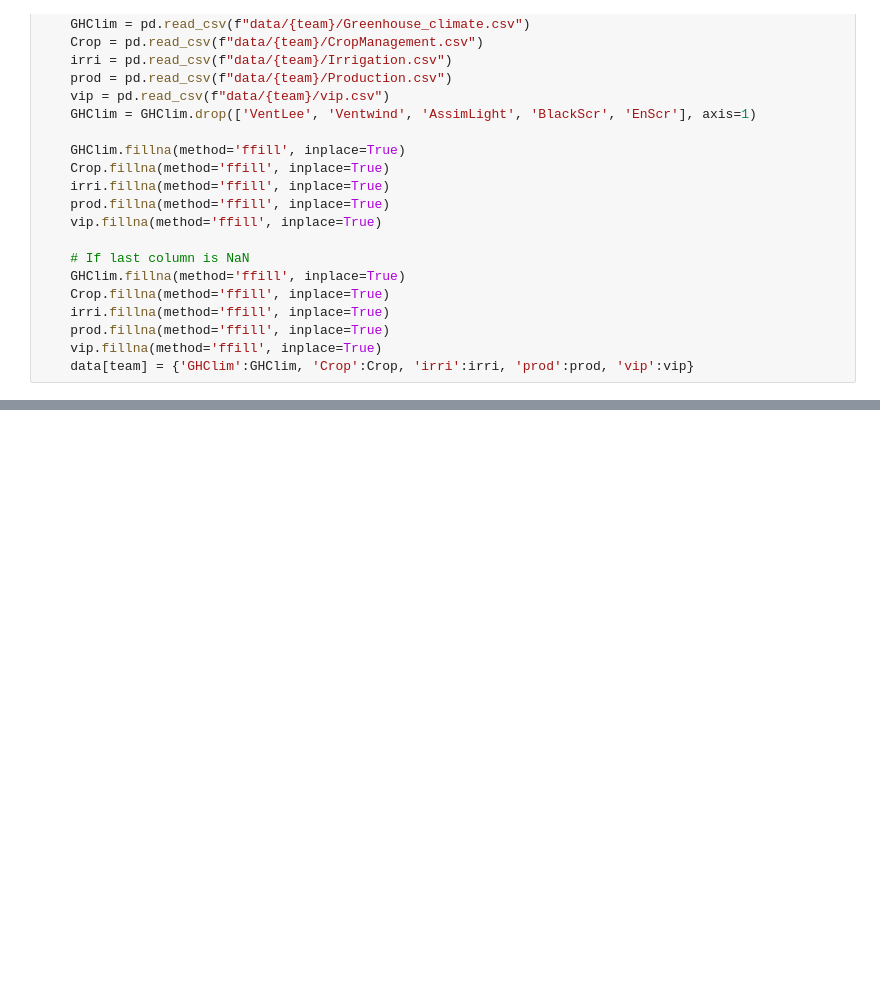
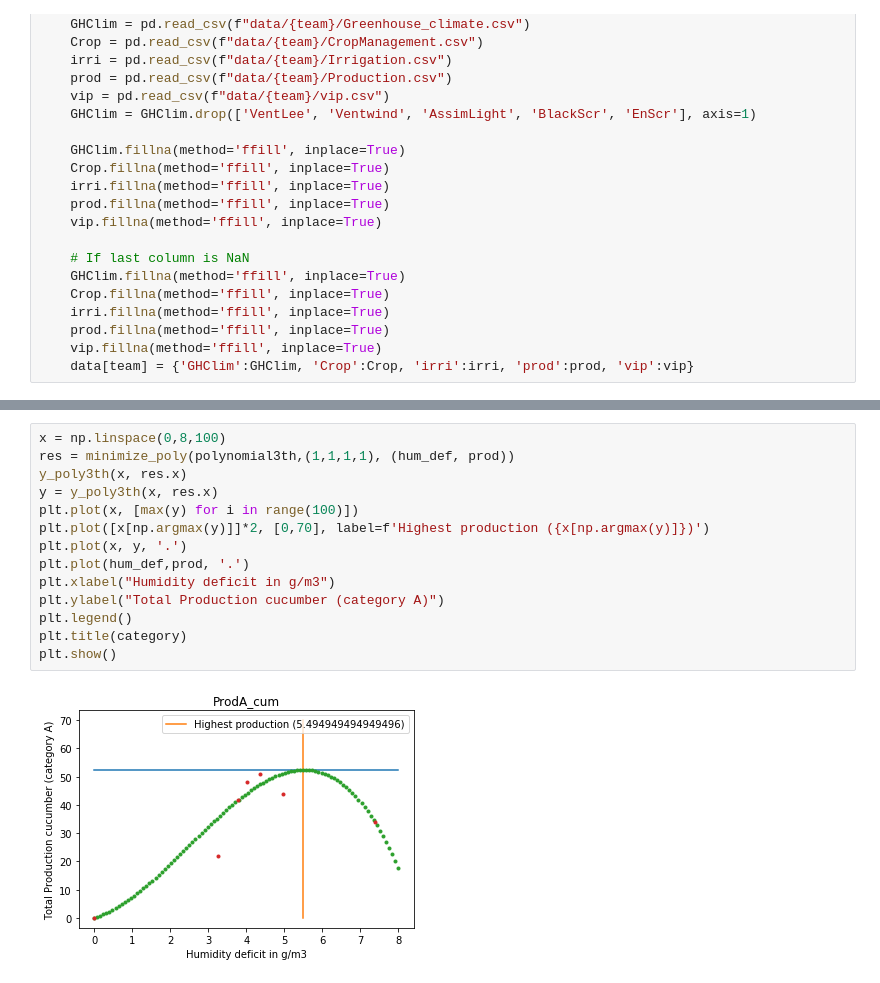
Before and after one commit to readmees/erudite2020, a Jupyter notebook: Autonomous greenhouse challenge.ipynb, the cells around one changed output, grey strips where cells are left out. Cells and saved outputs as stored; diff of their text form; blank space fills up the shorter version.

```diff
--- a/Autonomous greenhouse challenge.ipynb
+++ b/Autonomous greenhouse challenge.ipynb
@@ -46,0 +105,16 @@ plt.show()
+# %%
+x = np.linspace(0,8,100)
+res = minimize_poly(polynomial3th,(1,1,1,1), (hum_def, prod))
+y_poly3th(x, res.x)
+y = y_poly3th(x, res.x)
+plt.plot(x, [max(y) for i in range(100)])
+plt.plot([x[np.argmax(y)]]*2, [0,70], label=f'Highest production ({x[np.argmax(y)]})')
+plt.plot(x, y, '.')
+plt.plot(hum_def,prod, '.')
+plt.xlabel("Humidity deficit in g/m3")
+plt.ylabel("Total Production cucumber (category A)")
+plt.legend()
+plt.title(category)
+plt.show()
+# %% [output]
+[figure, added]
```
Also changed, not shown: parts of 6 cells of this notebook.
